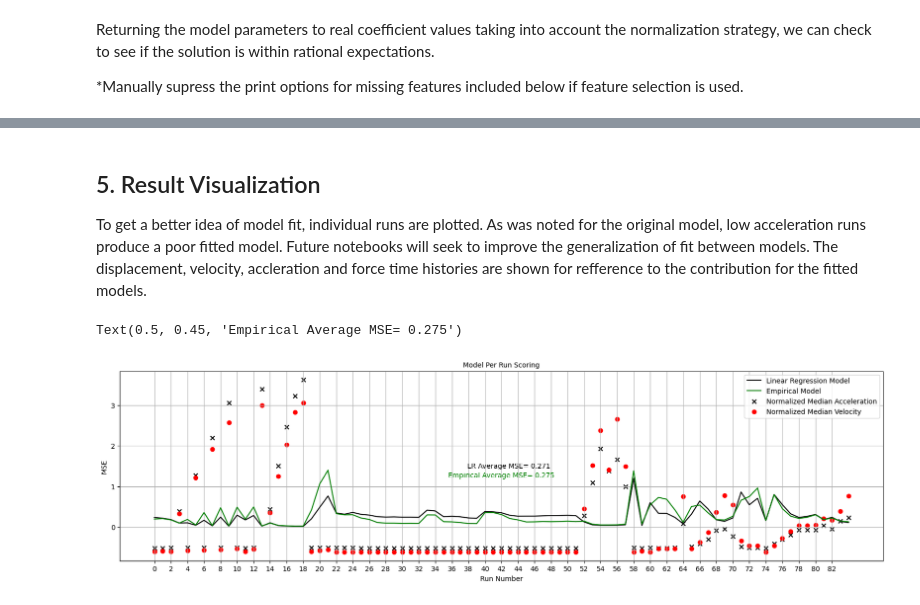
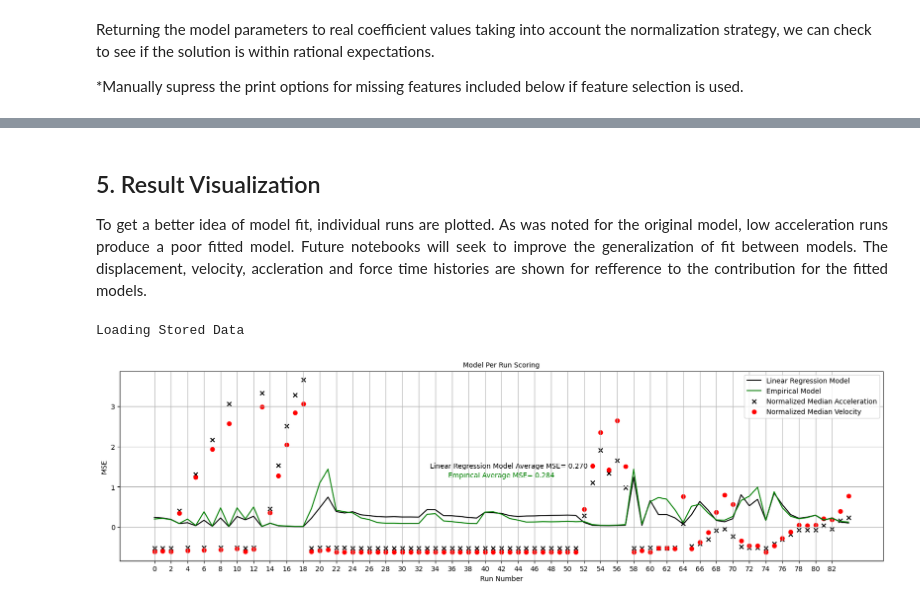
Before and after one commit to Kaylaerler/Structural-Insights-with-ML, a Jupyter notebook: Case 1. LinearRegression.ipynb, the cells around one changed output, grey strips where cells are left out. Saved outputs shown, nothing was run; the diff lists cells and outputs as text; code cells hidden in the pictures.

```diff
--- a/Case 1. LinearRegression.ipynb
+++ b/Case 1. LinearRegression.ipynb
@@ -209,30 +185,16 @@ Constant friction coefficient of 4.05 tons
 # %% [markdown]
 ## 5. Result Visualization <a class="anchor" id="fifth-bullet">
-To get a better idea of model fit, individual runs are plotted. As was noted for the original model, low acceleration runs produce a poor fitted model. Future notebooks will seek to improve the generalization of fit between models. The displacement, velocity, accleration and force time histories are shown for refference to the contribution for the fitted models.
+<div style="text-align: justify">
+    To get a better idea of model fit, individual runs are plotted. As was noted for the original model, low acceleration runs produce a poor fitted model. Future notebooks will seek to improve the generalization of fit between models. The displacement, velocity, accleration and force time histories are shown for refference to the contribution for the fitted models.
 # %%
-MSE, MAE, MSE_empirical, MAE_empirical, data, Ax_Median, Vx_Median = post_process.test_scores('sklearn', simple_reg, [bias, model_params], selected_feature_indices = selected_feature_indices, alpha = alpha_optimal)
+empirical_output, model_output = post_process.test_scores(
+    model = (bias, model_params),
+    model_type = 'LR',
+    norm_params = None,
+    selected_feature_indices=selected_feature_indices,
+    alpha = alpha_optimal)
+post_process.model_per_run_scoring(empirical_output, model_output, 'Linear Regression Model')
+# %% [output]
+Loading Stored Data
+[figure, added]
-# %%
-importlib.reload(post_process) #used to reload file if it has been modified during notebook use
-run_number = np.arange(0,len(MSE))
-Vx_median = np.array(Vx_Median)
-Ax_median = np.array(Ax_Median)
-norm_Vx, _ = preprocess_data.z_score_normalize(Vx_median)
-norm_Ax, _ = preprocess_data.z_score_normalize(Ax_median)
-f, ax   = plt.subplots(nrows=1,ncols=1, figsize=(20,5))
-axs = ax
-axs.scatter(run_number, norm_Ax, marker = 'x', color = 'k', label = 'Normalized Median Acceleration')
-axs.scatter(run_number, norm_Vx, marker = 'o', color = 'r', label = 'Normalized Median Velocity')
-axs.plot(run_number, MSE, label = 'Linear Regression Model', color = 'k')
-axs.plot(run_number, MSE_empirical, label = 'Empirical Model', color = 'g')
-axs.set_xlabel('Run Number')
-axs.set_ylabel('MSE')
-axs.set_title('Model Per Run Scoring', fontsize = 10)
-axs.legend()
-plt.setp(ax, xticks = run_number[0:-1:2], xticklabels = run_number[0:-1:2])
-axs.grid(which = 'both', axis = 'both')
-axs.text(0.51, 0.5, 'LR Average MSE= %.3f'%(np.mean(MSE)), horizontalalignment='center', verticalalignment='center', transform=axs.transAxes, color = 'k', fontsize = 10)
-axs.text(0.5, 0.45, 'Empirical Average MSE= %.3f'%(np.mean(MSE_empirical)), horizontalalignment='center', verticalalignment='center', transform=axs.transAxes, color = 'g', fontsize = 10)
-# %% [output]
-Text(0.5, 0.45, 'Empirical Average MSE= 0.275')
-[figure, removed]
 # %%
```
Also changed, not shown: parts of 11 cells of this notebook, 15 other files.
